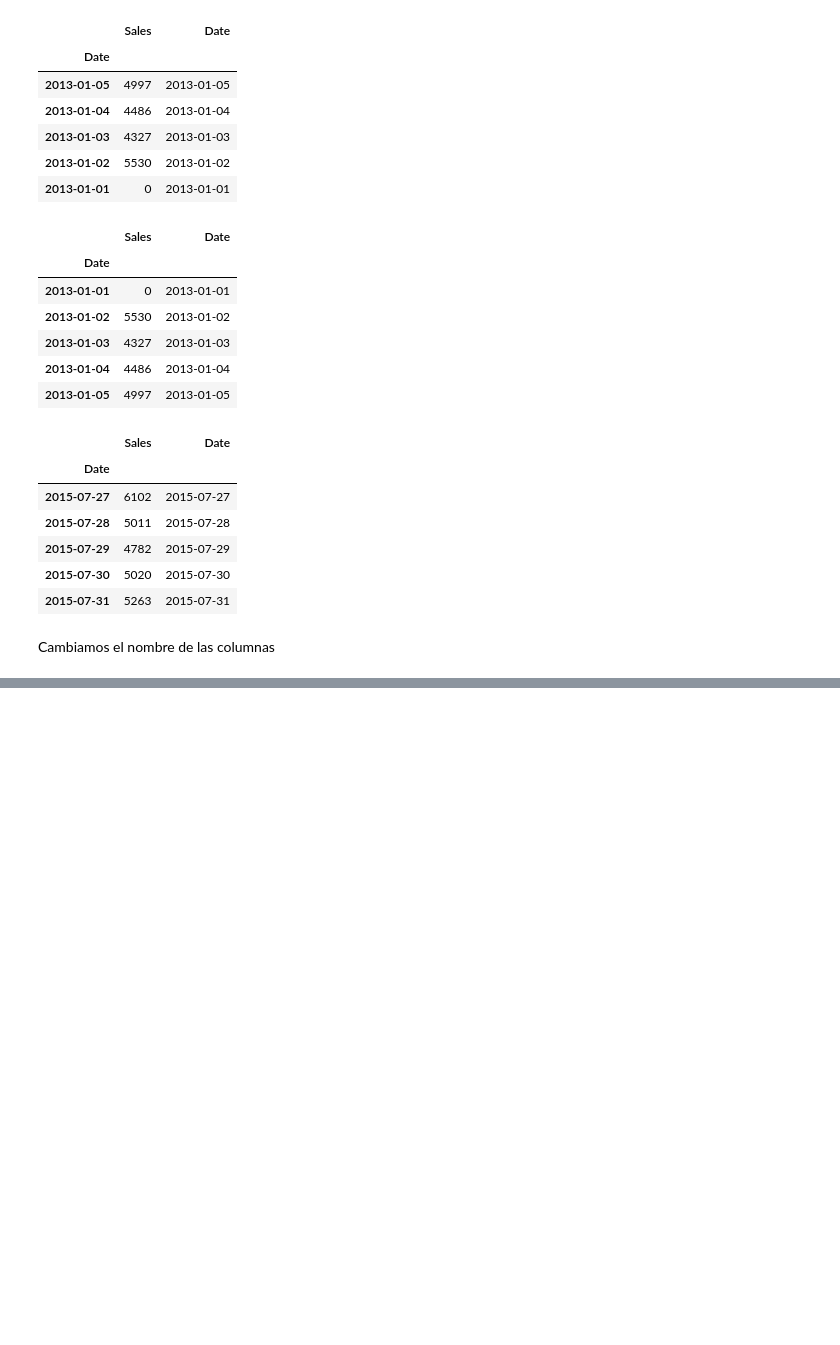
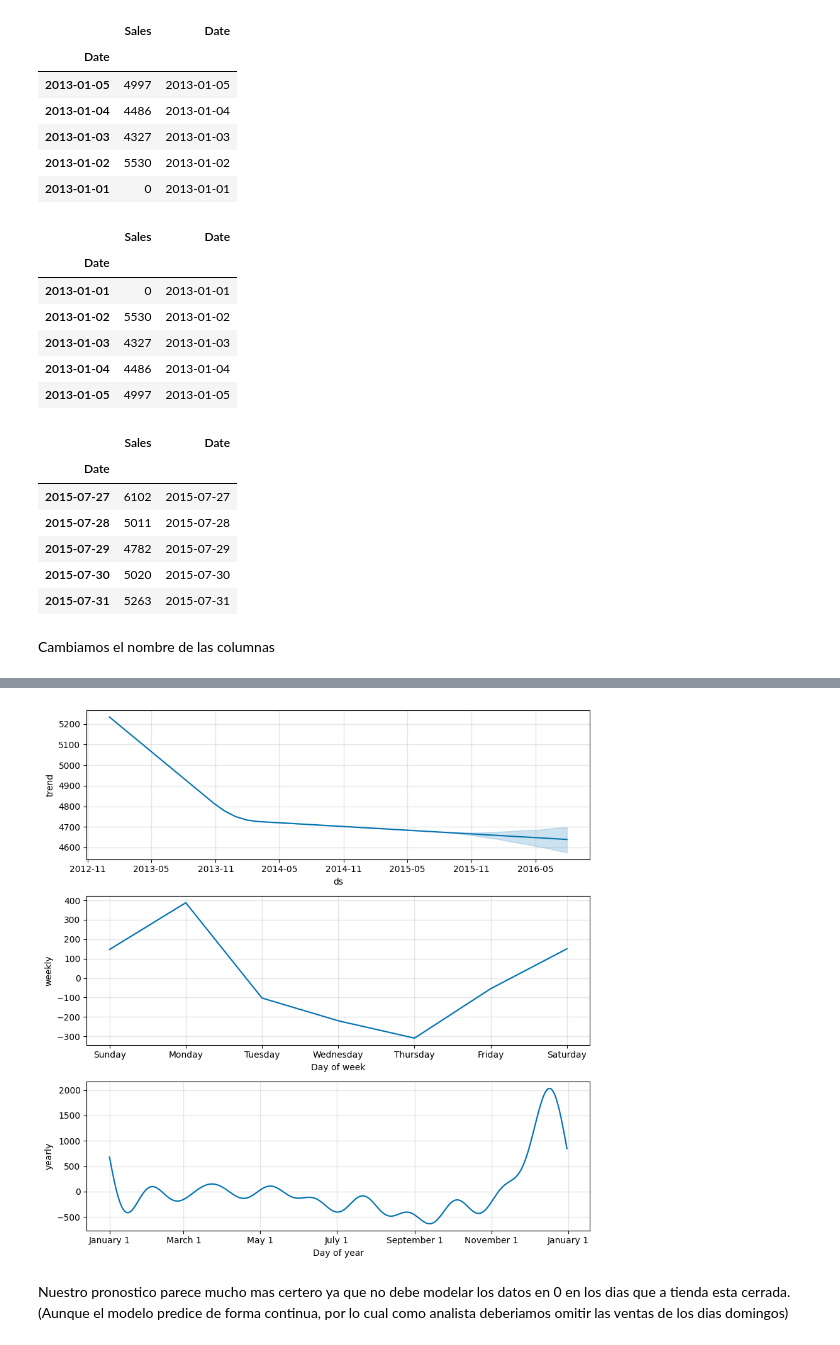
Before and after one commit to mariosanchez5/Proyectos_Machine_Learning, a Jupyter notebook: Modelo Prophet/Modelo_Prophet.ipynb, the cells around one changed output, grey strips where cells are left out. Saved outputs shown, nothing was run; the diff lists cells and outputs as text; code cells hidden in the pictures; blank space fills up the shorter version.

```diff
--- a/Modelo Prophet/Modelo_Prophet.ipynb
+++ b/Modelo Prophet/Modelo_Prophet.ipynb
@@ -150,0 +233,6 @@ future.tail()
+# %%
+m2.plot_components(forecast2);
+# %% [output]
+[figure, added]
+# %% [markdown]
+Nuestro pronostico parece mucho mas certero ya que no debe modelar los datos en 0 en los dias que a tienda esta cerrada. (Aunque el modelo predice de forma continua, por lo cual como analista deberiamos omitir las ventas de los dias domingos)
```
Also changed, not shown: parts of 21 cells of this notebook.
